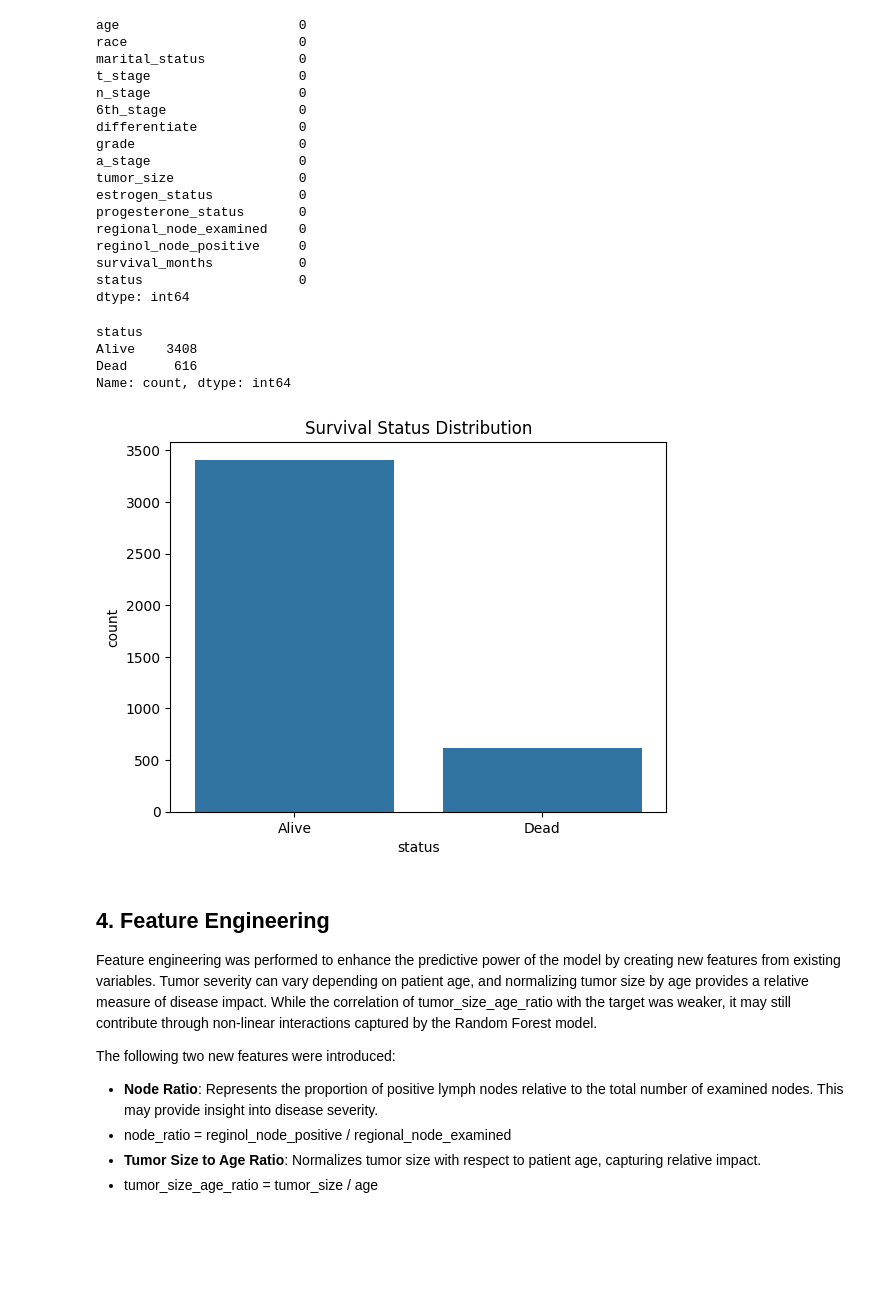
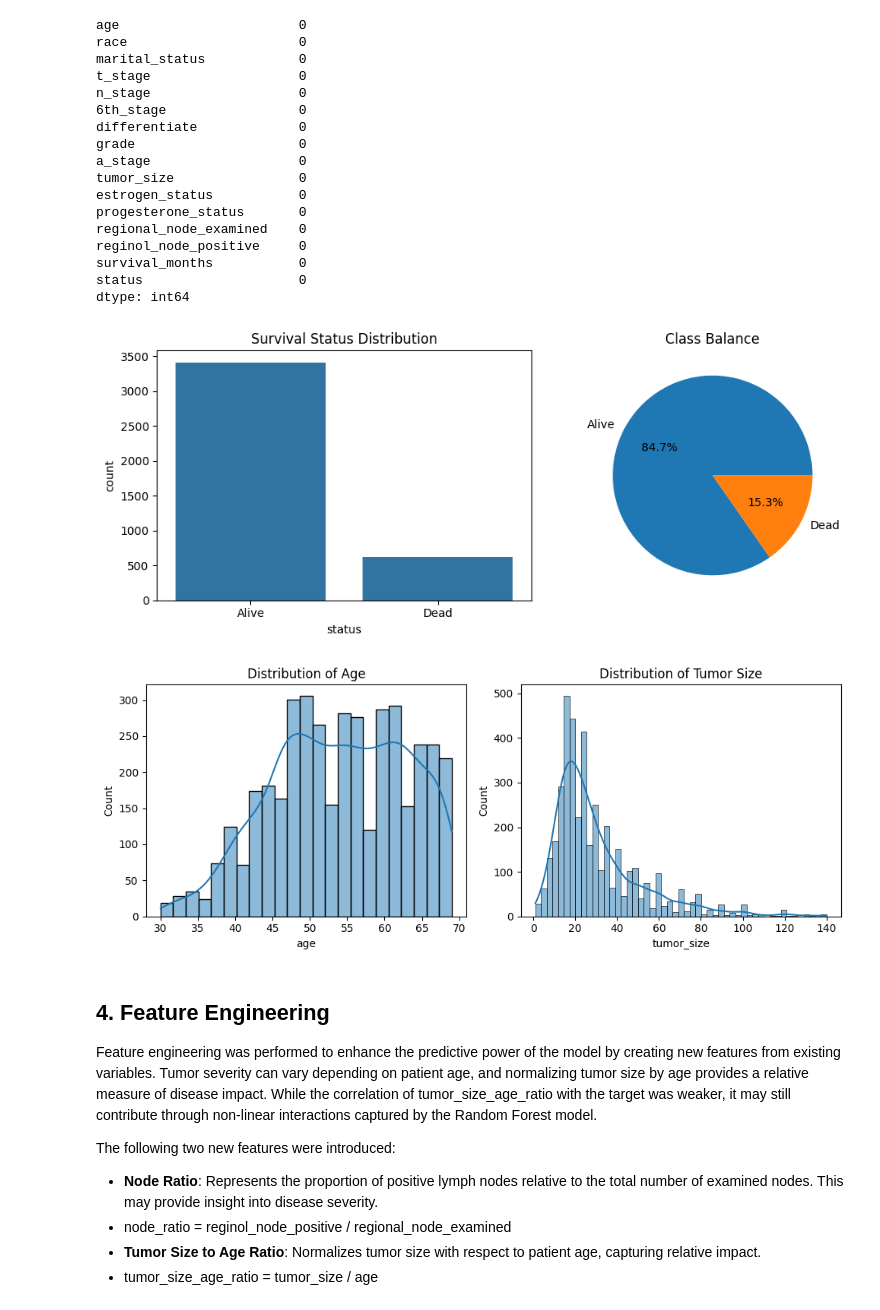
Before and after one commit to Anurangi/ML_Assignment_01, a Jupyter notebook: MS26912134/breast_cancer_prediction_random_forest.ipynb, the cells around one changed output. Cells and saved outputs as stored; diff of their text form; code cells hidden in the pictures; blank space fills up the shorter version.

```diff
--- a/MS26912134/breast_cancer_prediction_random_forest.ipynb
+++ b/MS26912134/breast_cancer_prediction_random_forest.ipynb
@@ -102,19 +102,41 @@ reginol_node_positive     0
 survival_months           0
 status                    0
 dtype: int64
-# %%
-# Target variable distribution
-print(df['status'].value_counts())
-
-sns.countplot(x=df['status'])
-plt.title('Survival Status Distribution')
-plt.show()
-# %% [output]
-status
-Alive    3408
-Dead      616
-Name: count, dtype: int64
-[figure, removed]
+# %%
+#Tharget Variable Distribution
+fig, ax = plt.subplots(1, 2, figsize=(10,4))
+
+# Bar plot
+sns.countplot(x=df['status'], ax=ax[0])
+ax[0].set_title('Survival Status Distribution')
+
+# Pie chart
+df['status'].value_counts().plot(
+    kind='pie',
+    autopct='%1.1f%%',
+    ax=ax[1]
+)
+ax[1].set_title('Class Balance')
+ax[1].set_ylabel('')
+
+plt.tight_layout()
+plt.show()
+# %% [output]
+[figure, added]
+# %%
+#Distribution of numerical features
+fig, axes = plt.subplots(1, 2, figsize=(10,4))
+
+sns.histplot(df['age'], kde=True, ax=axes[0])
+axes[0].set_title('Distribution of Age')
+
+sns.histplot(df['tumor_size'], kde=True, ax=axes[1])
+axes[1].set_title('Distribution of Tumor Size')
+
+plt.tight_layout()
+plt.show()
+# %% [output]
+[figure, added]
 # %% [markdown]
 ## 4. Feature Engineering
 
```
Also changed, not shown: parts of 14 cells of this notebook.
